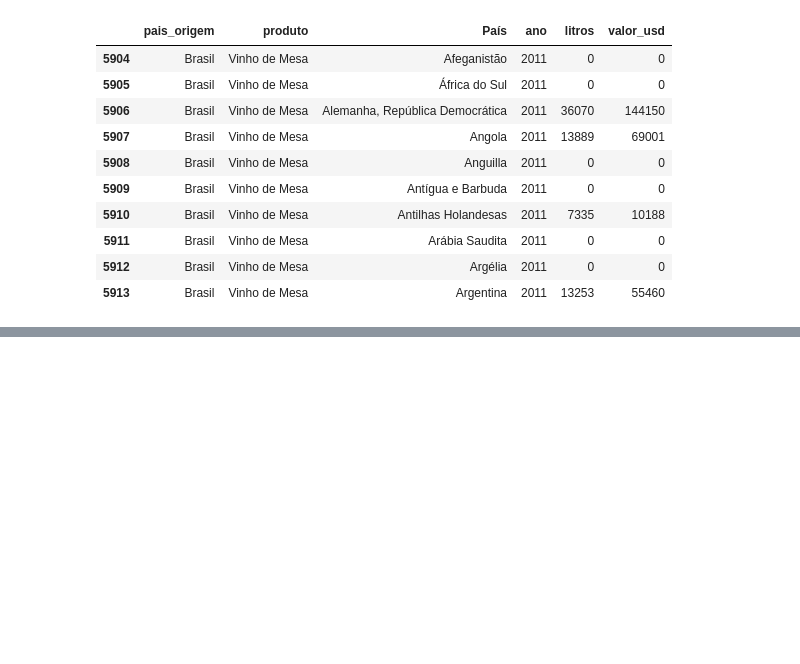
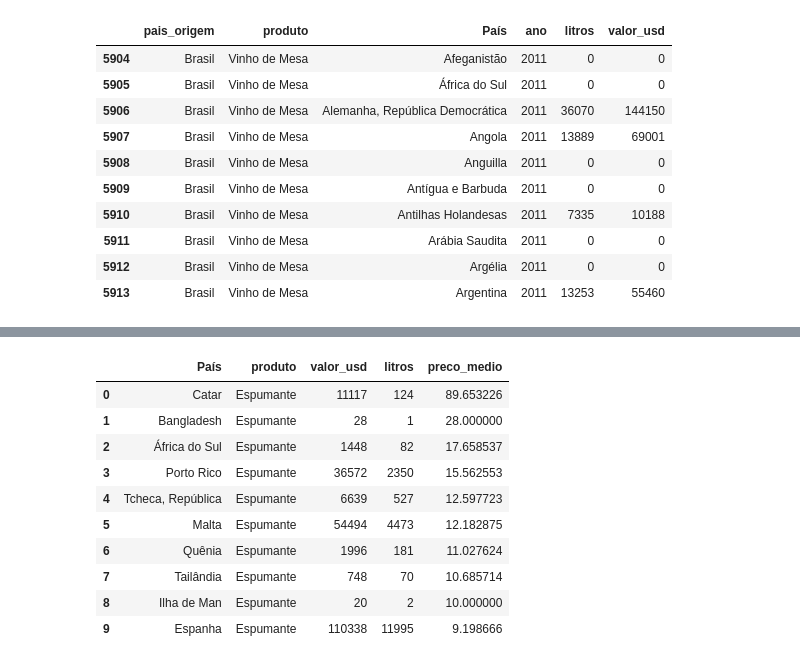
Before and after one commit to gilzeraz/brazil-wine-exports-analysis, a Jupyter notebook: notebooks/wine_exports_analysis.ipynb, the cells around one changed output, grey strips where cells are left out. Saved outputs shown, nothing was run; the diff lists cells and outputs as text; code cells hidden in the pictures; blank space fills up the shorter version.

```diff
--- a/notebooks/wine_exports_analysis.ipynb
+++ b/notebooks/wine_exports_analysis.ipynb
@@ -273,0 +388,14 @@ df_total.head(10)
+# %%
+top10_preco.head(10)
+# %% [output]
+|  | País | produto | valor_usd | litros | preco_medio |
+| 0 | Catar | Espumante | 11117 | 124 | 89.653226 |
+| 1 | Bangladesh | Espumante | 28 | 1 | 28.000000 |
+| 2 | África do Sul | Espumante | 1448 | 82 | 17.658537 |
+| 3 | Porto Rico | Espumante | 36572 | 2350 | 15.562553 |
+| 4 | Tcheca, República | Espumante | 6639 | 527 | 12.597723 |
+| 5 | Malta | Espumante | 54494 | 4473 | 12.182875 |
+| 6 | Quênia | Espumante | 1996 | 181 | 11.027624 |
+| 7 | Tailândia | Espumante | 748 | 70 | 10.685714 |
+| 8 | Ilha de Man | Espumante | 20 | 2 | 10.000000 |
+| 9 | Espanha | Espumante | 110338 | 11995 | 9.198666 |
```
Also changed, not shown: parts of 19 cells of this notebook.
